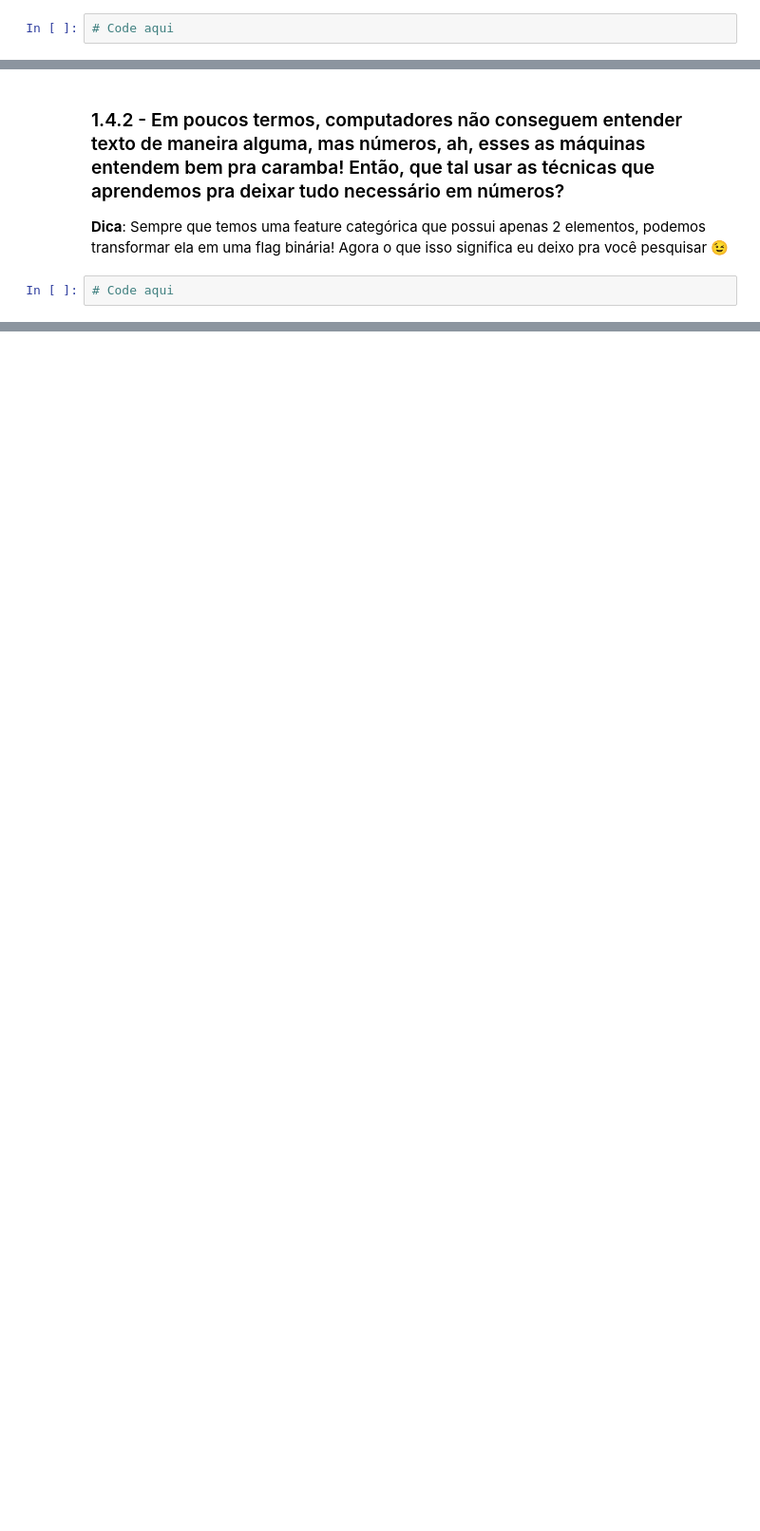
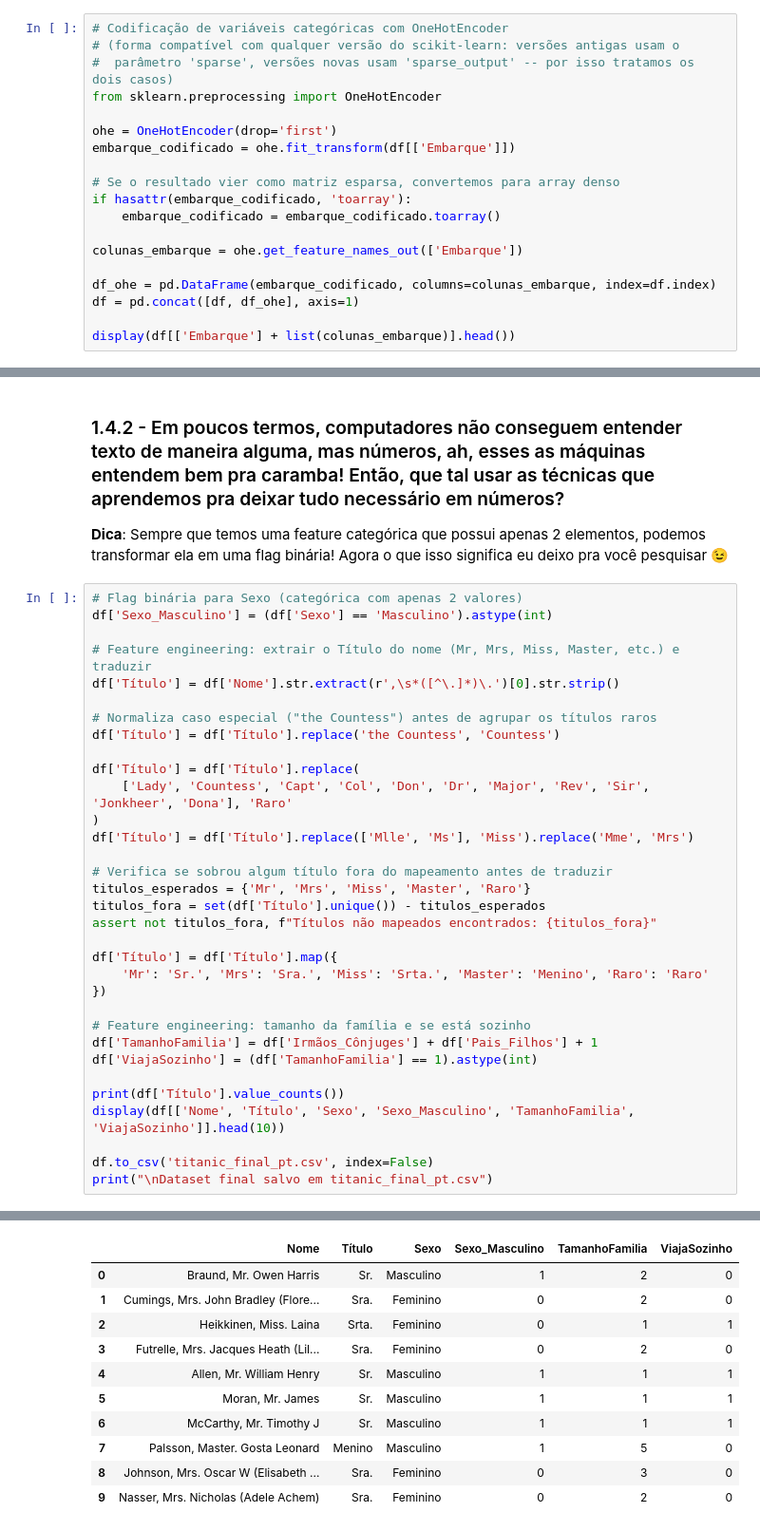
Before and after one commit to PedroNeves07/Atividade-de-Analise-Exploratoria-de-Dados, a Jupyter notebook: notebook_EDA.ipynb, the cells around one changed output, grey strips where cells are left out. Shown at 95% size. Drawn from its saved outputs; the diff is of its cells as text; blank space fills up the shorter version.

```diff
--- a/notebook_EDA.ipynb
+++ b/notebook_EDA.ipynb
@@ -253,4 +351,21 @@ Agora é sua vez! Solte a criatividade e use sua intuição pra criar novos atri
 
 **Dica**: Pegue as colunas que você já tem e use como base pra criar outras com características diferentes.
 # %%
-# Code aqui
+# Codificação de variáveis categóricas com OneHotEncoder
+# (forma compatível com qualquer versão do scikit-learn: versões antigas usam o
+#  parâmetro 'sparse', versões novas usam 'sparse_output' -- por isso tratamos os dois casos)
+from sklearn.preprocessing import OneHotEncoder
+
+ohe = OneHotEncoder(drop='first')
+embarque_codificado = ohe.fit_transform(df[['Embarque']])
+
+# Se o resultado vier como matriz esparsa, convertemos para array denso
+if hasattr(embarque_codificado, 'toarray'):
+    embarque_codificado = embarque_codificado.toarray()
+
+colunas_embarque = ohe.get_feature_names_out(['Embarque'])
+
+df_ohe = pd.DataFrame(embarque_codificado, columns=colunas_embarque, index=df.index)
+df = pd.concat([df, df_ohe], axis=1)
+
+display(df[['Embarque'] + list(colunas_embarque)].head())
@@ -259,4 +381,36 @@ Agora é sua vez! Solte a criatividade e use sua intuição pra criar novos atri
 
 **Dica**: Sempre que temos uma feature categórica que possui apenas 2 elementos, podemos transformar ela em uma flag binária! Agora o que isso significa eu deixo pra você pesquisar 😉
 # %%
-# Code aqui
+# Flag binária para Sexo (categórica com apenas 2 valores)
+df['Sexo_Masculino'] = (df['Sexo'] == 'Masculino').astype(int)
+
+# Feature engineering: extrair o Título do nome (Mr, Mrs, Miss, Master, etc.) e traduzir
+df['Título'] = df['Nome'].str.extract(r',\s*([^\.]*)\.')[0].str.strip()
+
+# Normaliza caso especial ("the Countess") antes de agrupar os títulos raros
+df['Título'] = df['Título'].replace('the Countess', 'Countess')
+
+df['Título'] = df['Título'].replace(
+    ['Lady', 'Countess', 'Capt', 'Col', 'Don', 'Dr', 'Major', 'Rev', 'Sir', 'Jonkheer', 'Dona'], 'Raro'
+)
+df['Título'] = df['Título'].replace(['Mlle', 'Ms'], 'Miss').replace('Mme', 'Mrs')
+
+# Verifica se sobrou algum título fora do mapeamento antes de traduzir
+titulos_esperados = {'Mr', 'Mrs', 'Miss', 'Master', 'Raro'}
+titulos_fora = set(df['Título'].unique()) - titulos_esperados
+assert not titulos_fora, f"Títulos não mapeados encontrados: {titulos_fora}"
+
+df['Título'] = df['Título'].map({
+    'Mr': 'Sr.', 'Mrs': 'Sra.', 'Miss': 'Srta.', 'Master': 'Menino', 'Raro': 'Raro'
+})
+
+# Feature engineering: tamanho da família e se está sozinho
+df['TamanhoFamilia'] = df['Irmãos_Cônjuges'] + df['Pais_Filhos'] + 1
+df['ViajaSozinho'] = (df['TamanhoFamilia'] == 1).astype(int)
+
+print(df['Título'].value_counts())
+display(df[['Nome', 'Título', 'Sexo', 'Sexo_Masculino', 'TamanhoFamilia', 'ViajaSozinho']].head(10))
+
+df.to_csv('titanic_final_pt.csv', index=False)
+print("\nDataset final salvo em titanic_final_pt.csv")
+# %% [output]
@@ -262,0 +424,11 @@ Agora é sua vez! Solte a criatividade e use sua intuição pra criar novos atri
+|  | Nome | Título | Sexo | Sexo_Masculino | TamanhoFamilia | ViajaSozinho |
+| 0 | Braund, Mr. Owen Harris | Sr. | Masculino | 1 | 2 | 0 |
+| 1 | Cumings, Mrs. John Bradley (Flore... | Sra. | Feminino | 0 | 2 | 0 |
+| 2 | Heikkinen, Miss. Laina | Srta. | Feminino | 0 | 1 | 1 |
+| 3 | Futrelle, Mrs. Jacques Heath (Lil... | Sra. | Feminino | 0 | 2 | 0 |
+| 4 | Allen, Mr. William Henry | Sr. | Masculino | 1 | 1 | 1 |
+| 5 | Moran, Mr. James | Sr. | Masculino | 1 | 1 | 1 |
+| 6 | McCarthy, Mr. Timothy J | Sr. | Masculino | 1 | 1 | 1 |
+| 7 | Palsson, Master. Gosta Leonard | Menino | Masculino | 1 | 5 | 0 |
+| 8 | Johnson, Mrs. Oscar W (Elisabeth ... | Sra. | Feminino | 0 | 3 | 0 |
+| 9 | Nasser, Mrs. Nicholas (Adele Achem) | Sra. | Feminino | 0 | 2 | 0 |
```
Also changed, not shown: parts of 6 cells of this notebook.
